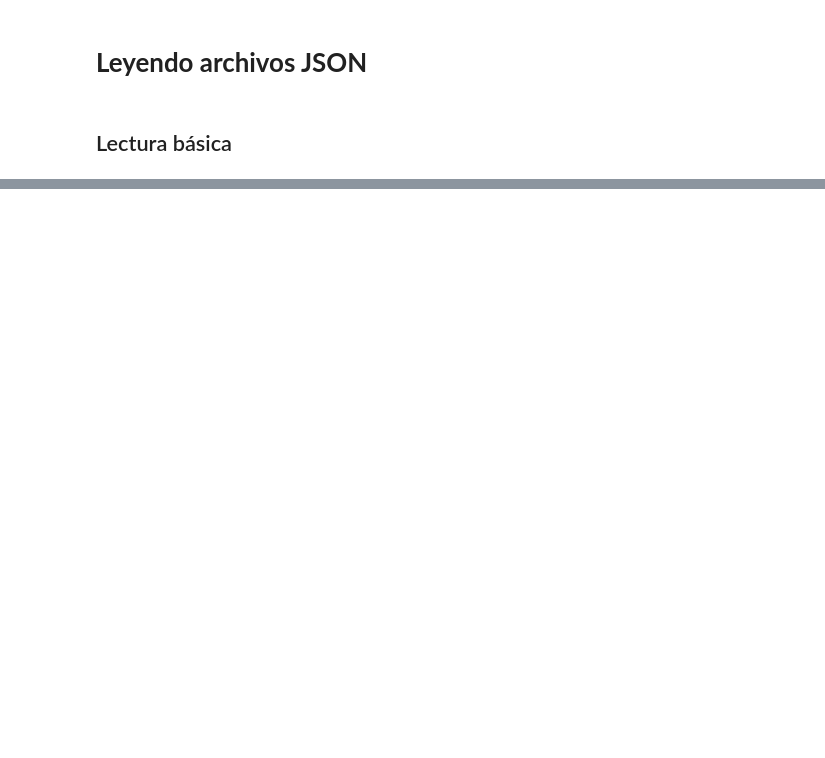
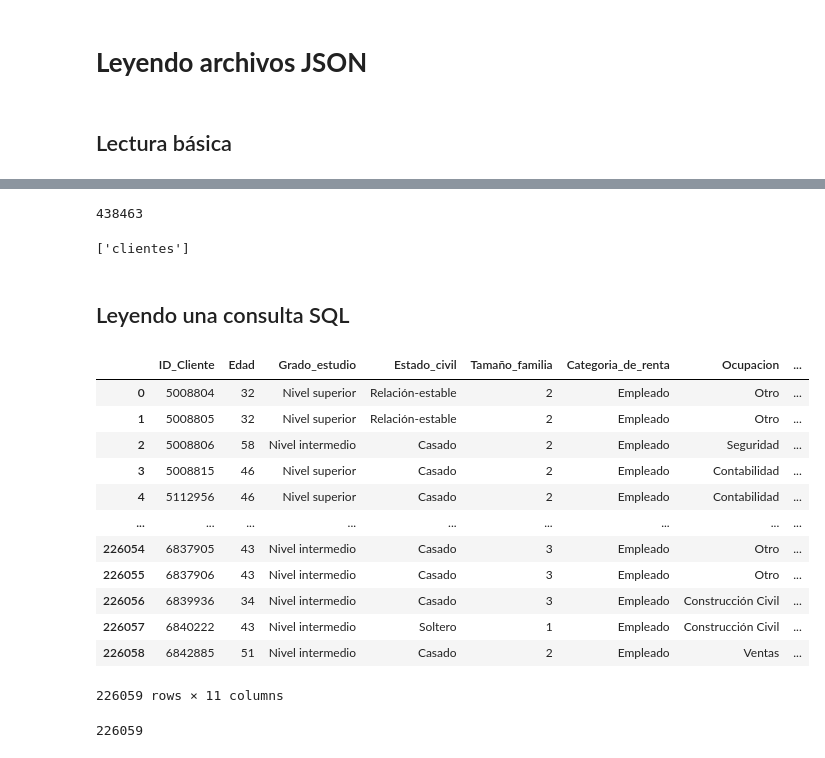
Before and after one commit to Zzero-73/Python_Alura_Latam, a Jupyter notebook: Pandas_Zero.ipynb, the cells around one changed output, grey strips where cells are left out. Saved outputs shown, nothing was run; the diff lists cells and outputs as text; code cells hidden in the pictures; blank space fills up the shorter version.

```diff
--- a/Pandas_Zero.ipynb
+++ b/Pandas_Zero.ipynb
@@ -220,0 +307,5 @@ df = pd.read_json(url)
+# %%
+import sqlalchemy
+from sqlalchemy import create_engine, MetaData, Table, inspect , text
+# Memoria local de python colab usar 3 barras ///
+engine = create_engine('sqlite:///mi_base_de_datos.db')
@@ -220,0 +323,35 @@ df = pd.read_json(url)
+# %%
+datos_banco_clientes.to_sql('clientes', engine, index=False, if_exists='replace')
+# %% [output]
+438463
+# %%
+# Esto es para verificar las tamblas el nombre
+inspector = inspect(engine)
+inspector.get_table_names()
+# %% [output]
+['clientes']
+# %% [markdown]
+## Leyendo una consulta SQL
+# %%
+Query = 'select * from clientes where Categoria_de_renta = "Empleado" '
+empleados = pd.read_sql(Query, engine)
+empleados
+# %% [output]
+|  | ID_Cliente | Edad | Grado_estudio | Estado_civil | Tamaño_familia | Categoria_de_renta | Ocupacion | ... |
+| 0 | 5008804 | 32 | Nivel superior | Relación-estable | 2 | Empleado | Otro | ... |
+| 1 | 5008805 | 32 | Nivel superior | Relación-estable | 2 | Empleado | Otro | ... |
+| 2 | 5008806 | 58 | Nivel intermedio | Casado | 2 | Empleado | Seguridad | ... |
+| 3 | 5008815 | 46 | Nivel superior | Casado | 2 | Empleado | Contabilidad | ... |
+| 4 | 5112956 | 46 | Nivel superior | Casado | 2 | Empleado | Contabilidad | ... |
+| ... | ... | ... | ... | ... | ... | ... | ... | ... |
+| 226054 | 6837905 | 43 | Nivel intermedio | Casado | 3 | Empleado | Otro | ... |
+| 226055 | 6837906 | 43 | Nivel intermedio | Casado | 3 | Empleado | Otro | ... |
+| 226056 | 6839936 | 34 | Nivel intermedio | Casado | 3 | Empleado | Construcción Civil | ... |
+| 226057 | 6840222 | 43 | Nivel intermedio | Soltero | 1 | Empleado | Construcción Civil | ... |
+| 226058 | 6842885 | 51 | Nivel intermedio | Casado | 2 | Empleado | Ventas | ... |
+226059 rows × 11 columns
+# %%
+# Guardando la base de empleados
+empleados.to_sql('empleados', engine, index=False)
+# %% [output]
+226059
```
Also changed, not shown: parts of 36 cells of this notebook.
